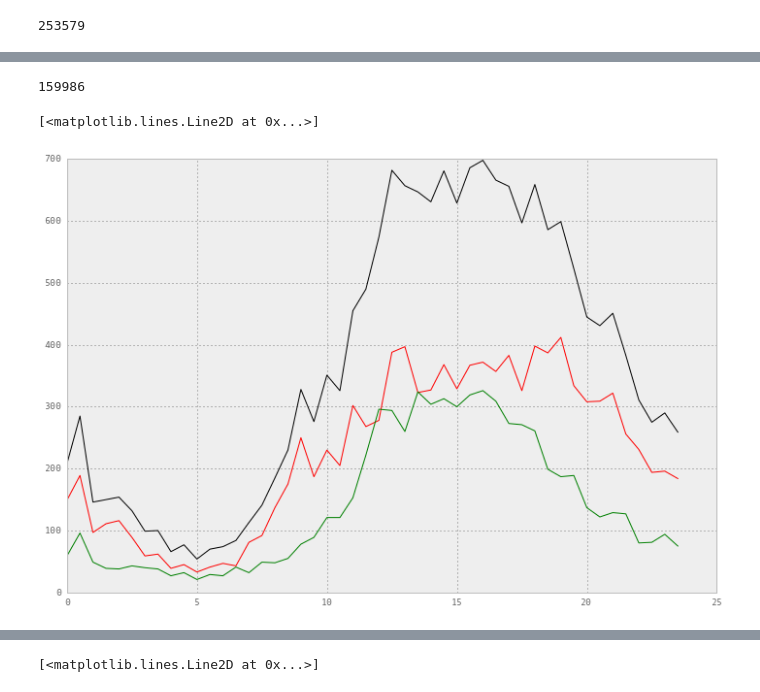
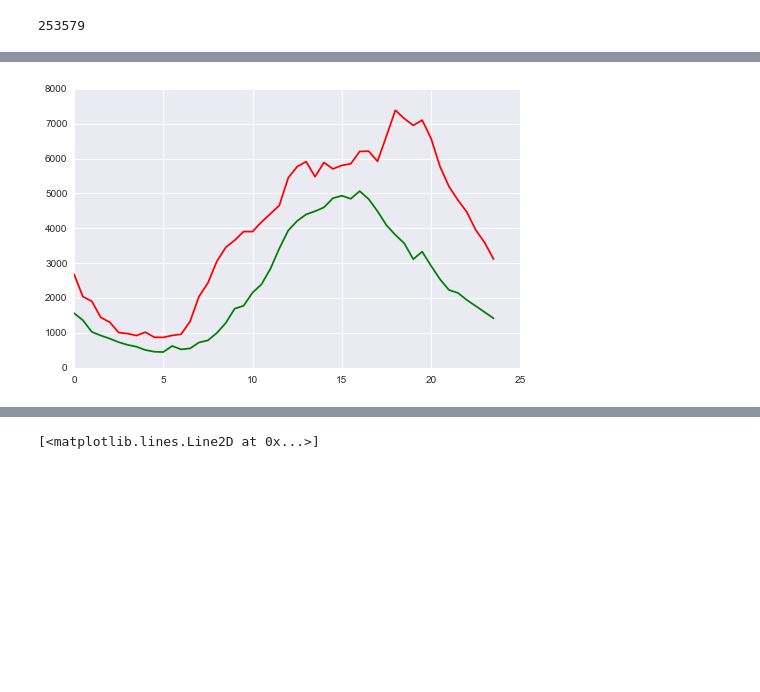
Before and after one commit to helenaxwang/AveNeue, a Jupyter notebook: analyze_flickr.py.ipynb, the cells around one changed output, grey strips where cells are left out. Cells and saved outputs as stored; diff of their text form; code cells hidden in the pictures; blank space fills up the shorter version.

```diff
--- a/analyze_flickr.py.ipynb
+++ b/analyze_flickr.py.ipynb
@@ -4,7 +4,8 @@ import pandas as pd
 import numpy as np
 import matplotlib.pyplot as plt
 import json, os
-plt.rcParams['figure.figsize'] = 12,8
+#import seaborn as sns
+plt.rcParams['figure.figsize'] = 8,5
 # %%
 # import everything into a list directly from the raw json files
 flickr_yahoo_path = 'flickr_yahoodata'
@@ -178,12 +174,12 @@ photos2.index = pd.to_datetime(photos2['date_taken'])
 # %%
 # round to the nearest hour or whatever other interval
 # http://stackoverflow.com/questions/24479577/pandas-timestamp-index-rounding-to-the-nearest-5th-minute
-do_nyc_users = False
+do_nyc_users = True
 nsround = 30*60*1000000000   # 60 minutes in nanoseconds
 
 photos2.index = pd.DatetimeIndex(((photos2.index.astype(np.int64) // nsround ) * nsround))
 # do the same thing for the date_taken column
-photos2['date_taken'] = pd.DatetimeIndex(((pd.to_datetime(photos2.date_taken).astype(np.int64) // nsround + 1 ) * nsround))
+photos2['date_taken'] = pd.DatetimeIndex(((pd.to_datetime(photos2.date_taken).astype(np.int64) // nsround) * nsround))
 photos2 = photos2.drop_duplicates(['user_id','date_taken'])
 
 # divide up into nyc and non nyc users
@@ -234,5 +233,6 @@ plt.plot(time_axis, hour_all)
 # %%
-# getting the hour mean of favorite counts at a location
+# getting photo favorites for each hour at a location
+# define the function
 import pymysql as mdb
 db = mdb.connect('localhost', 'root', '', 'insight')
 def get_favcounts_sql(db,loc,radius=0.005):
@@ -248,7 +248,7 @@ def get_favcounts_sql(db,loc,radius=0.005):
     print len(results)
     results = pd.DataFrame(results)
     # round to the nearest half hour
-    results.index = pd.DatetimeIndex(((results.date_taken.astype(np.int64) // nsround + 1 ) * nsround))
+    results.index = pd.DatetimeIndex(((results.date_taken.astype(np.int64) // nsround ) * nsround))
     # get the average favorite counts
     #results = results.Fav[results.Fav>0].groupby(lambda x: (x.hour, x.minute)).count()
     return results
@@ -351,24 +398,32 @@ NameError: name 'favorites_all' is not defined
 # %%
 # divide photos up by weekday or weekend
-# photos2['dayofweek'] = photos2.index.dayofweek
-# hour_all_weekday = photos2['user_id'][photos2['dayofweek']<5].groupby(lambda x: (x.hour, x.minute)).count()
-# plt.plot(time_axis,hour_all_weekday,'r')
-# hour_all_weekend = photos2['user_id'][photos2['dayofweek']>=5].groupby(lambda x: (x.hour, x.minute)).count()
-# plt.plot(time_axis,hour_all_weekend,'g')
+doFavorites = 2
+photos2['dayofweek'] = photos2.index.dayofweek
 
-favorites_all = get_favcounts_sql(db, [40.74844,-73.985664], radius=1.0)
+if doFavorites == 0: # plot raw photo count by weekend or weekday
+    hour_all_weekday = photos2['user_id'][photos2['dayofweek']<5].groupby(lambda x: (x.hour, x.minute)).count()
+    plt.plot(time_axis,hour_all_weekday,'r')
+    hour_all_weekend = photos2['user_id'][photos2['dayofweek']>=5].groupby(lambda x: (x.hour, x.minute)).count()
+    plt.plot(time_axis,hour_all_weekend,'g')
 
-favorites_all['dayofweek'] = favorites_all.index.dayofweek
-fav_all_weekday = favorites_all['Id'][(favorites_all.dayofweek <5) & (favorites_all.Fav>0)].groupby(lambda x: (x.hour, x.minute)).count()
-plt.plot(time_axis,fav_all_weekday,'r')
-fav_all_weekend = favorites_all['Id'][(favorites_all.dayofweek >=5) & (favorites_all.Fav>0)].groupby(lambda x: (x.hour, x.minute)).count()
-plt.plot(time_axis,fav_all_weekend,'g')
+elif doFavorites == 1:  # get the count of photos with favorites greater than 0
+    favorites_all = get_favcounts_sql(db, [40.74844,-73.985664], radius=1.0)
 
-favorites_all = favorites_all.Fav[favorites_all.Fav>0].groupby(lambda x: (x.hour, x.minute)).count()
-plt.plot(time_axis,favorites_all,'k')
+    favorites_all['dayofweek'] = favorites_all.index.dayofweek
+    fav_all_weekday = favorites_all['Id'][(favorites_all.dayofweek <5) & (favorites_all.Fav>0)].groupby(lambda x: (x.hour, x.minute)).count()
+    plt.plot(time_axis,fav_all_weekday,'r')
+    fav_all_weekend = favorites_all['Id'][(favorites_all.dayofweek >=5) & (favorites_all.Fav>0)].groupby(lambda x: (x.hour, x.minute)).count()
+    plt.plot(time_axis,fav_all_weekend,'g')
+
+    favorites_all = favorites_all.Fav[favorites_all.Fav>0].groupby(lambda x: (x.hour, x.minute)).count()
+    plt.plot(time_axis,favorites_all,'k')
+
+elif doFavorites == 2: # plot weighted photo count
+    hour_all_weekday = photos2['Fav'][photos2['dayofweek']<5].groupby(lambda x: (x.hour, x.minute)).sum()
+    plt.plot(time_axis,hour_all_weekday,'r')
+    hour_all_weekend = photos2['Fav'][photos2['dayofweek']>=5].groupby(lambda x: (x.hour, x.minute)).sum()
+    plt.plot(time_axis,hour_all_weekend,'g')
 # %% [output]
-159986
-[<matplotlib.lines.Line2D at 0x...>]
-[figure, old version]
+[figure, new version]
 # %%
 # Create a figure of given size
```
Also changed, not shown: parts of 26 cells of this notebook, 1 other file.
